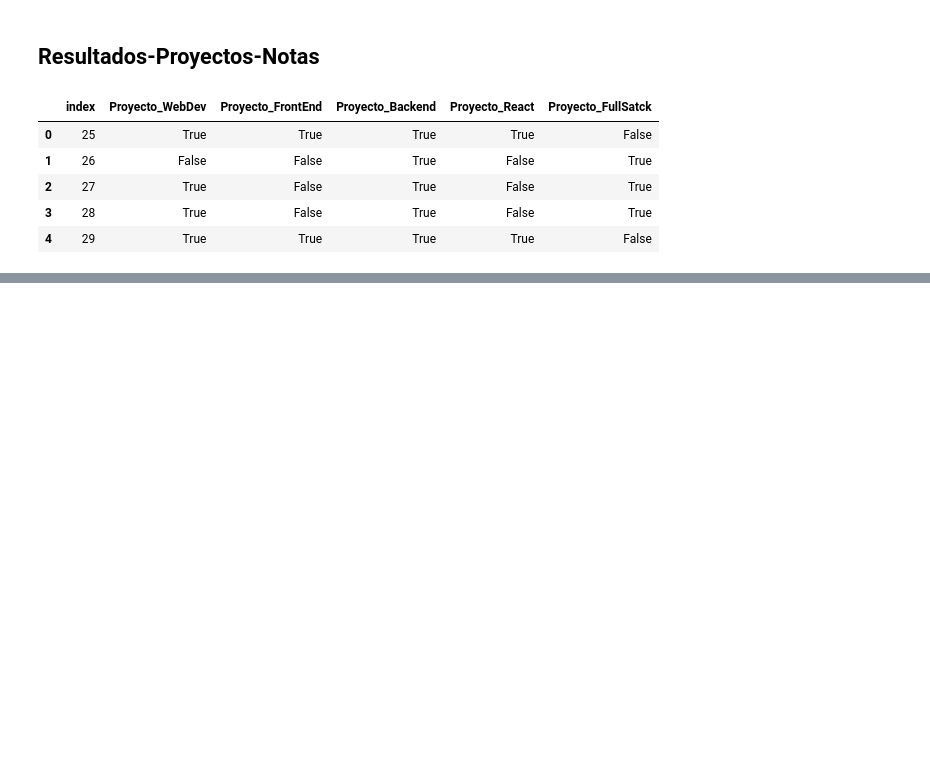
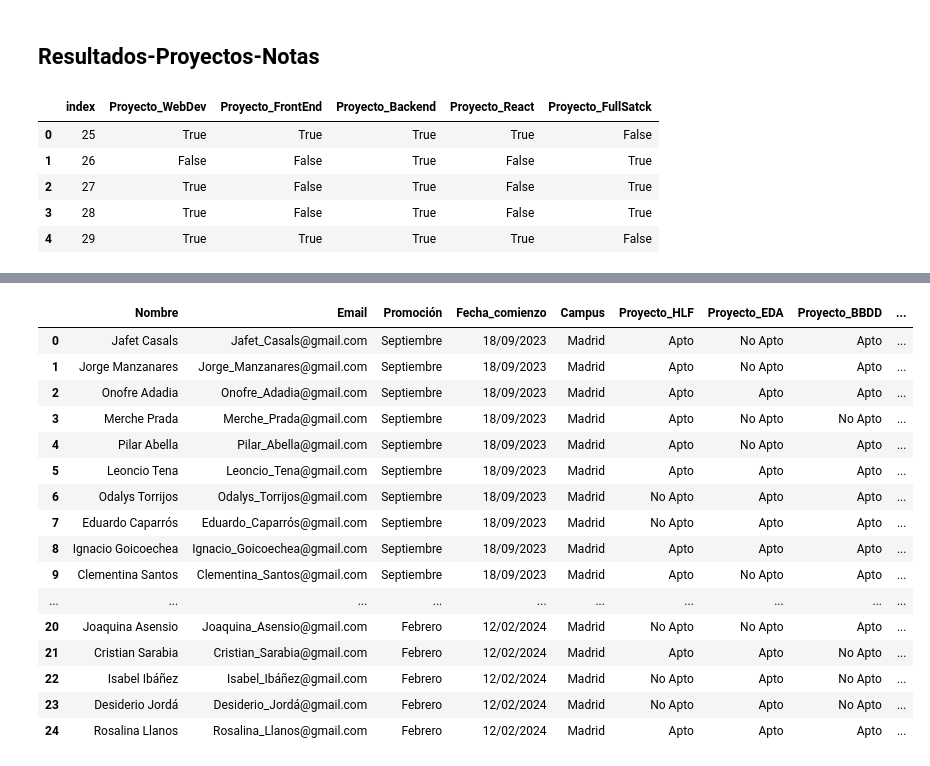
Before and after one commit to mikelMondragon/grupo_cuatro_DB, a Jupyter notebook: notebooks/csv_3_4.ipynb, the cells around one changed output, grey strips where cells are left out. Drawn from its saved outputs; the diff is of its cells as text; code cells hidden in the pictures; blank space fills up the shorter version.

```diff
--- a/notebooks/csv_3_4.ipynb
+++ b/notebooks/csv_3_4.ipynb
@@ -619,0 +620,8 @@ val_notas34
+# %%
+import pandas as pd
+import numpy as np
+
+
+df_1 = pd.read_csv('./data/clase_1.csv', sep=';', encoding='utf-8')
+
+df_1.head()
@@ -619,0 +635,4 @@ val_notas34
+# %%
+df_2 = pd.read_csv('./data/clase_2.csv', sep=';', encoding='utf-8')
+
+df_2.head()
@@ -619,0 +646,21 @@ val_notas34
+# %%
+df_12 = pd.concat([df_1, df_2] ).reset_index(drop=True)
+df_12
+# %% [output]
+|  | Nombre | Email | Promoción | Fecha_comienzo | Campus | Proyecto_HLF | Proyecto_EDA | Proyecto_BBDD | ... |
+| 0 | Jafet Casals | Jafet_Casals@gmail.com | Septiembre | 18/09/2023 | Madrid | Apto | No Apto | Apto | ... |
+| 1 | Jorge Manzanares | Jorge_Manzanares@gmail.com | Septiembre | 18/09/2023 | Madrid | Apto | No Apto | Apto | ... |
+| 2 | Onofre Adadia | Onofre_Adadia@gmail.com | Septiembre | 18/09/2023 | Madrid | Apto | Apto | Apto | ... |
+| 3 | Merche Prada | Merche_Prada@gmail.com | Septiembre | 18/09/2023 | Madrid | Apto | No Apto | No Apto | ... |
+| 4 | Pilar Abella | Pilar_Abella@gmail.com | Septiembre | 18/09/2023 | Madrid | Apto | No Apto | Apto | ... |
+| 5 | Leoncio Tena | Leoncio_Tena@gmail.com | Septiembre | 18/09/2023 | Madrid | Apto | Apto | Apto | ... |
+| 6 | Odalys Torrijos | Odalys_Torrijos@gmail.com | Septiembre | 18/09/2023 | Madrid | No Apto | Apto | Apto | ... |
+| 7 | Eduardo Caparrós | Eduardo_Caparrós@gmail.com | Septiembre | 18/09/2023 | Madrid | No Apto | Apto | Apto | ... |
+| 8 | Ignacio Goicoechea | Ignacio_Goicoechea@gmail.com | Septiembre | 18/09/2023 | Madrid | Apto | Apto | Apto | ... |
+| 9 | Clementina Santos | Clementina_Santos@gmail.com | Septiembre | 18/09/2023 | Madrid | Apto | No Apto | Apto | ... |
+| ... | ... | ... | ... | ... | ... | ... | ... | ... | ... |
+| 20 | Joaquina Asensio | Joaquina_Asensio@gmail.com | Febrero | 12/02/2024 | Madrid | No Apto | No Apto | Apto | ... |
+| 21 | Cristian Sarabia | Cristian_Sarabia@gmail.com | Febrero | 12/02/2024 | Madrid | Apto | Apto | No Apto | ... |
+| 22 | Isabel Ibáñez | Isabel_Ibáñez@gmail.com | Febrero | 12/02/2024 | Madrid | No Apto | Apto | No Apto | ... |
+| 23 | Desiderio Jordá | Desiderio_Jordá@gmail.com | Febrero | 12/02/2024 | Madrid | No Apto | Apto | No Apto | ... |
+| 24 | Rosalina Llanos | Rosalina_Llanos@gmail.com | Febrero | 12/02/2024 | Madrid | Apto | Apto | Apto | ... |
```
Also changed, not shown: parts of 83 cells of this notebook.
